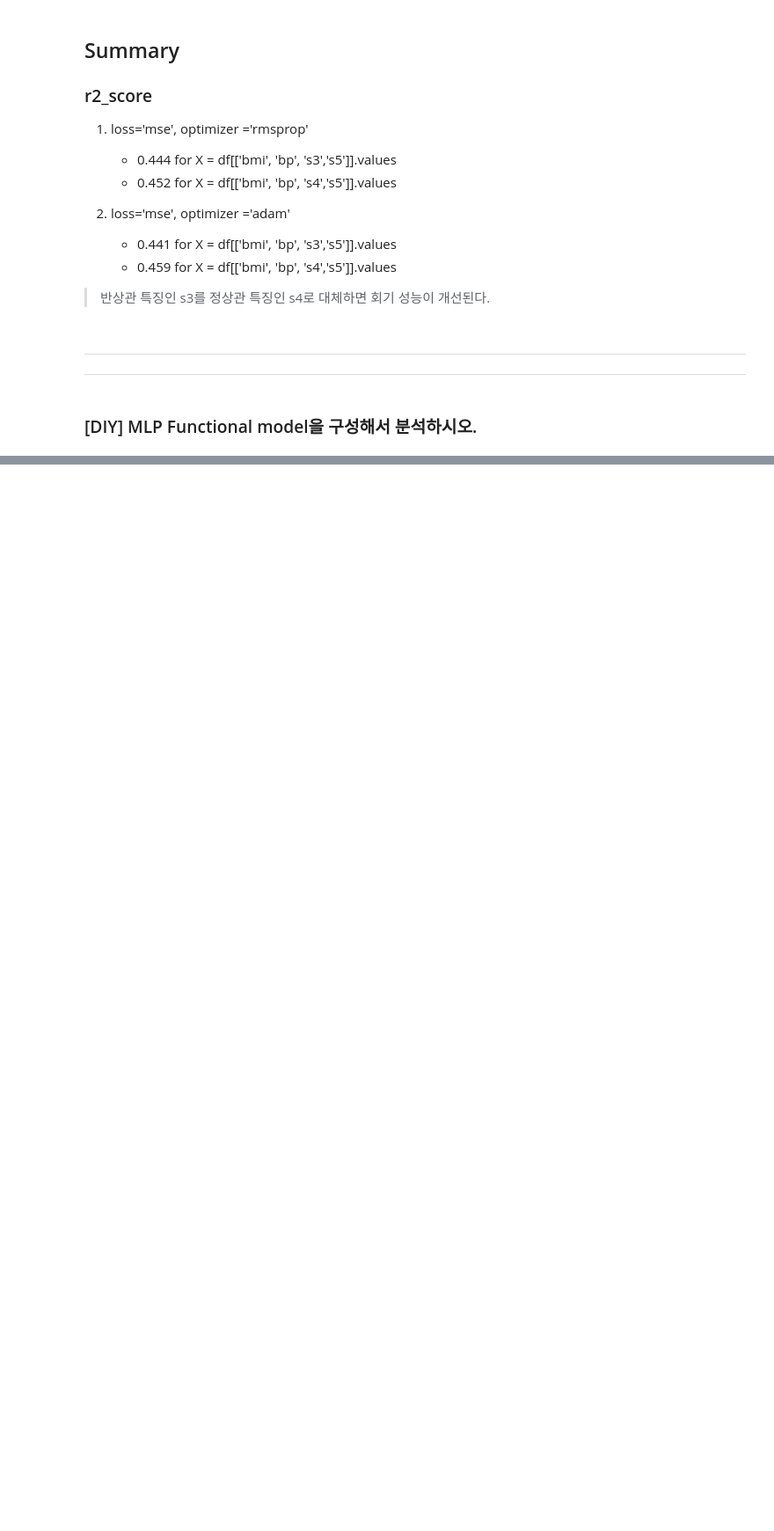
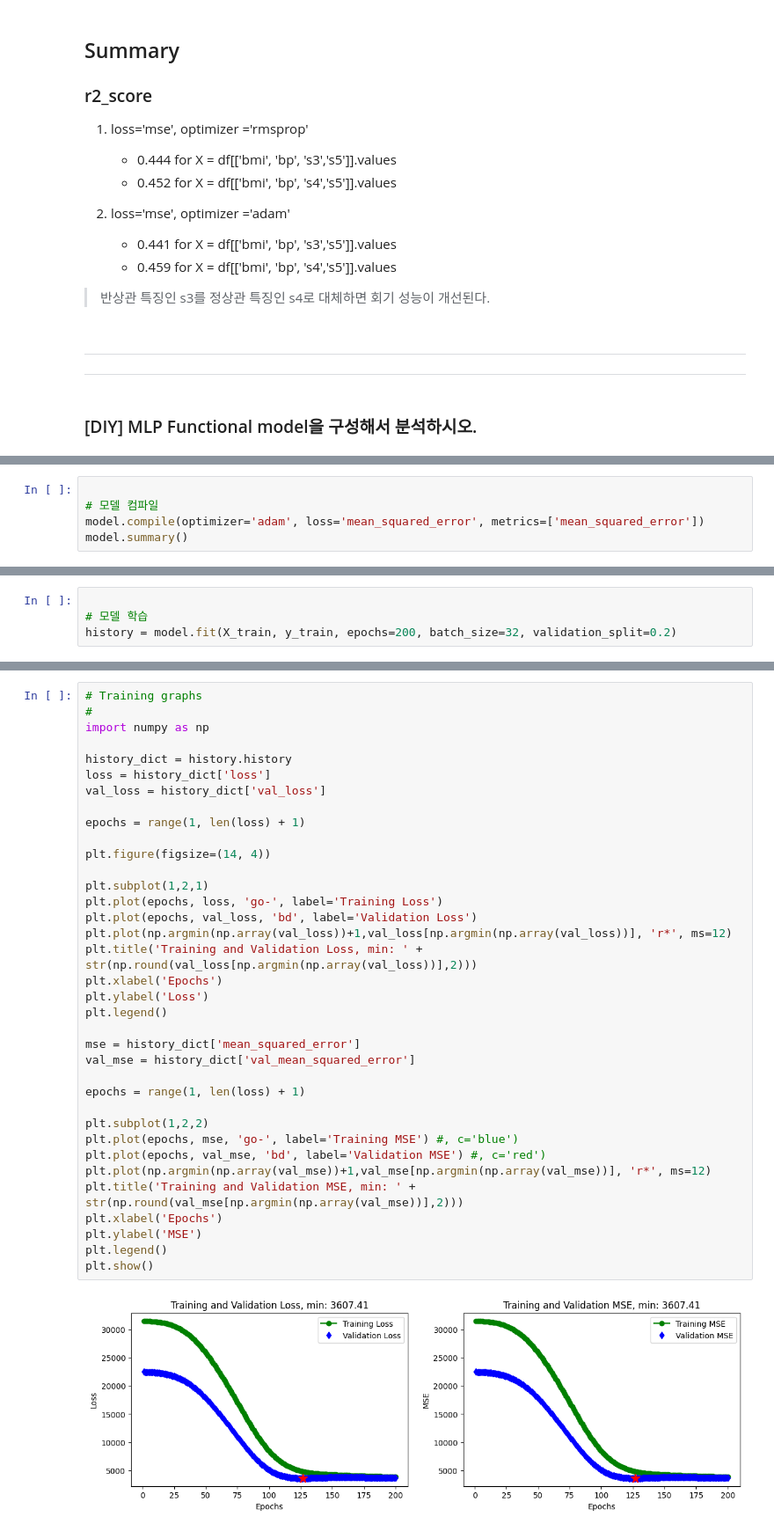
Before and after one commit to mixhub10/dl16, a Jupyter notebook: project/dlxx_prj01_mid_MLP_start.ipynb, the cells around one changed output, grey strips where cells are left out. Shown at 88% size. Drawn from its saved outputs; the diff is of its cells as text; blank space fills up the shorter version.

```diff
--- a/project/dlxx_prj01_mid_MLP_start.ipynb
+++ b/project/dlxx_prj01_mid_MLP_start.ipynb
@@ -341,0 +376,5 @@ plt.show()
+# %%
+
+# 모델 컴파일
+model.compile(optimizer='adam', loss='mean_squared_error', metrics=['mean_squared_error'])
+model.summary()
@@ -341,0 +399,4 @@ plt.show()
+# %%
+
+# 모델 학습
+history = model.fit(X_train, y_train, epochs=200, batch_size=32, validation_split=0.2)
@@ -341,0 +421,38 @@ plt.show()
+# %%
+# Training graphs
+#
+import numpy as np
+
+history_dict = history.history
+loss = history_dict['loss']
+val_loss = history_dict['val_loss']
+
+epochs = range(1, len(loss) + 1)
+
+plt.figure(figsize=(14, 4))
+
+plt.subplot(1,2,1)
+plt.plot(epochs, loss, 'go-', label='Training Loss')
+plt.plot(epochs, val_loss, 'bd', label='Validation Loss')
+plt.plot(np.argmin(np.array(val_loss))+1,val_loss[np.argmin(np.array(val_loss))], 'r*', ms=12)
+plt.title('Training and Validation Loss, min: ' + str(np.round(val_loss[np.argmin(np.array(val_loss))],2)))
+plt.xlabel('Epochs')
+plt.ylabel('Loss')
+plt.legend()
+
+mse = history_dict['mean_squared_error']
+val_mse = history_dict['val_mean_squared_error']
+
+epochs = range(1, len(loss) + 1)
+
+plt.subplot(1,2,2)
+plt.plot(epochs, mse, 'go-', label='Training MSE') #, c='blue')
+plt.plot(epochs, val_mse, 'bd', label='Validation MSE') #, c='red')
+plt.plot(np.argmin(np.array(val_mse))+1,val_mse[np.argmin(np.array(val_mse))], 'r*', ms=12)
+plt.title('Training and Validation MSE, min: ' + str(np.round(val_mse[np.argmin(np.array(val_mse))],2)))
+plt.xlabel('Epochs')
+plt.ylabel('MSE')
+plt.legend()
+plt.show()
+# %% [output]
+[figure, added]
```
Also changed, not shown: parts of 15 cells of this notebook.
